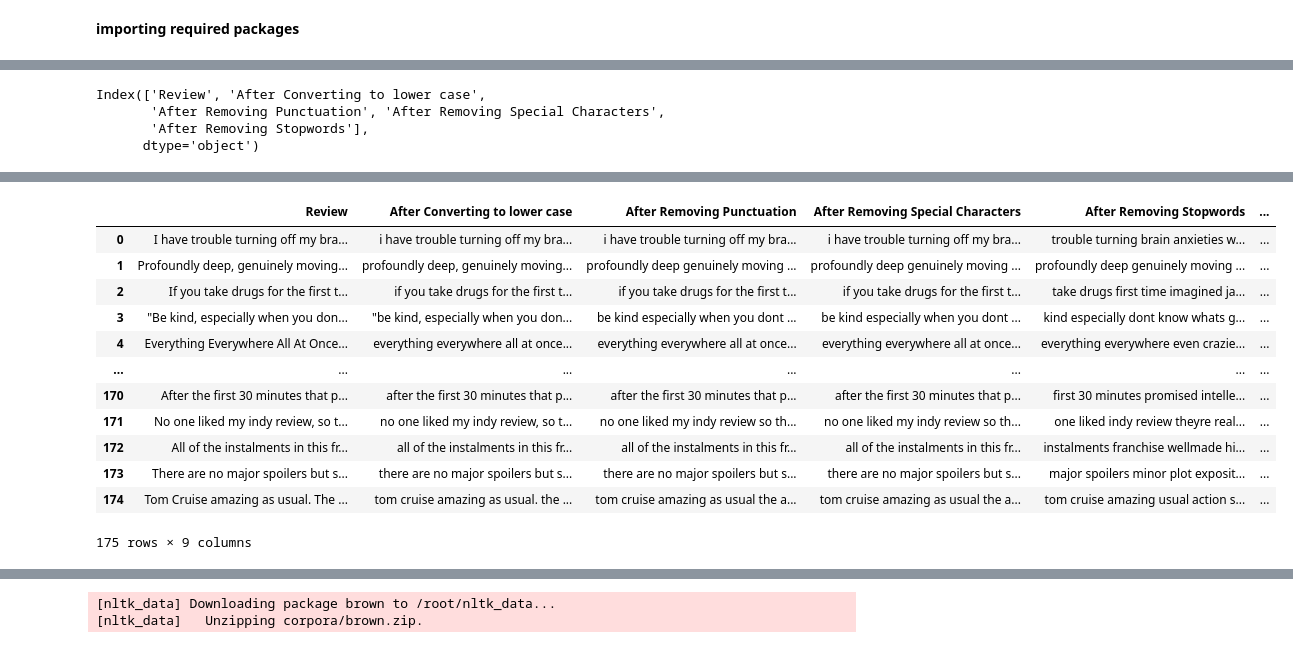
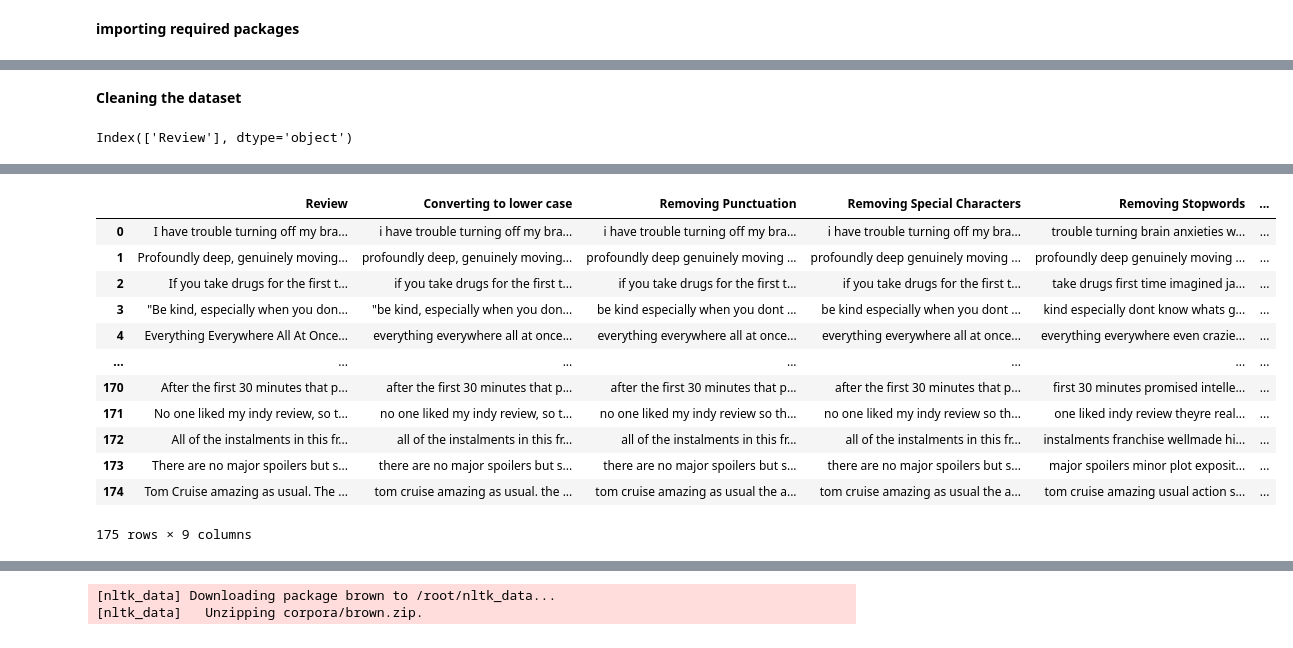
Before and after one commit to LavanyaPobbathi/Lavanya_INFO5731_-Fall2023, a Jupyter notebook: In_class_exercise/Lavanya_Pobbathi_Assignment_3.ipynb, the cells around one changed output, grey strips where cells are left out. Saved outputs shown, nothing was run; the diff lists cells and outputs as text; code cells hidden in the pictures.

```diff
--- a/In_class_exercise/Lavanya_Pobbathi_Assignment_3.ipynb
+++ b/In_class_exercise/Lavanya_Pobbathi_Assignment_3.ipynb
@@ -100,50 +97,49 @@ print(reviews)
 174  Tom Cruise amazing as usual. The action scenes...
 
 [175 rows x 1 columns]
+# %% [markdown]
+**Cleaning the dataset**
 # %%
 # Print the column names to identify the correct one
 print(reviews.columns)
 
 # 1 Lower Case
-reviews['After Converting to lower case'] = reviews['Review'].apply(lambda x: " ".join(x.lower() for x in x.split()))
+reviews['Converting to lower case'] = reviews['Review'].apply(lambda x: " ".join(x.lower() for x in x.split()))
 
 # 2 Punctuation Removal
-reviews['After Removing Punctuation'] = reviews['After Converting to lower case'].str.replace('[^\w\s]', '', regex=True)
+reviews['Removing Punctuation'] = reviews['Converting to lower case'].str.replace('[^\w\s]', '', regex=True)
 
 # 3 Special Characters Removal
 import re
-reviews['After Removing Special Characters'] = reviews['After Removing Punctuation'].apply(lambda x: ''.join(re.sub(r"[^a-zA-Z0-9]+", ' ', char) for char in x))
+reviews['Removing Special Characters'] = reviews['Removing Punctuation'].apply(lambda x: ''.join(re.sub(r"[^a-zA-Z0-9]+", ' ', char) for char in x))
 
 # 4 Stopwords Removal
 from nltk.corpus import stopwords
 stop = stopwords.words('english')
-reviews['After Removing Stopwords'] = reviews['After Removing Punctuation'].apply(lambda x: " ".join(x for x in x.split() if x not in stop))
+reviews['Removing Stopwords'] = reviews['Removing Punctuation'].apply(lambda x: " ".join(x for x in x.split() if x not in stop))
 
 # 5 Spelling Correction
 from textblob import TextBlob
-reviews['After Spelling Correction'] = reviews['After Removing Stopwords'].apply(lambda x: str(TextBlob(x).correct()))
+reviews['Spelling Correction'] = reviews['Removing Stopwords'].apply(lambda x: str(TextBlob(x).correct()))
 
 # 6 Tokenization
 import nltk
 nltk.download('punkt')
-reviews['After Tokenization'] = reviews['After Spelling Correction'].apply(lambda x: TextBlob(x).words)
+reviews['Tokenization'] = reviews['Spelling Correction'].apply(lambda x: TextBlob(x).words)
 
 # 7 Stemming
 from nltk.stem import PorterStemmer
 ps = PorterStemmer()
-reviews['After Stemming'] = reviews['After Tokenization'].apply(lambda x: " ".join([ps.stem(word) for word in x]))
+reviews['Stemming'] = reviews['Tokenization'].apply(lambda x: " ".join([ps.stem(word) for word in x]))
 
 # 8 Lemmatization
 from textblob import Word
 import nltk
 nltk.download('wordnet')
-reviews['After Lemmatization'] = reviews['After Stemming'].apply(lambda x: " ".join([Word(word).lemmatize() for word in x.split()]))
+reviews['Lemmatization'] = reviews['Stemming'].apply(lambda x: " ".join([Word(word).lemmatize() for word in x.split()]))
 
 reviews.to_csv('reviews_Final.csv', index=False)
 reviews
 # %% [output]
-Index(['Review', 'After Converting to lower case',
-       'After Removing Punctuation', 'After Removing Special Characters',
-       'After Removing Stopwords'],
-      dtype='object')
+Index(['Review'], dtype='object')
 [nltk_data] Downloading package punkt to /root/nltk_data...
@@ -151,5 +147,5 @@ Index(['Review', 'After Converting to lower case',
 [nltk_data] Downloading package wordnet to /root/nltk_data...
-|  | Review | After Converting to lower case | After Removing Punctuation | After Removing Special Characters | After Removing Stopwords | ... |
+|  | Review | Converting to lower case | Removing Punctuation | Removing Special Characters | Removing Stopwords | ... |
 | 0 | I have trouble turning off my bra... | i have trouble turning off my bra... | i have trouble turning off my bra... | i have trouble turning off my bra... | trouble turning brain anxieties w... | ... |
 | 1 | Profoundly deep, genuinely moving... | profoundly deep, genuinely moving... | profoundly deep genuinely moving ... | profoundly deep genuinely moving ... | profoundly deep genuinely moving ... | ... |
 | 2 | If you take drugs for the first t... | if you take drugs for the first t... | if you take drugs for the first t... | if you take drugs for the first t... | take drugs first time imagined ja... | ... |
```
Also changed, not shown: parts of 6 cells of this notebook.
